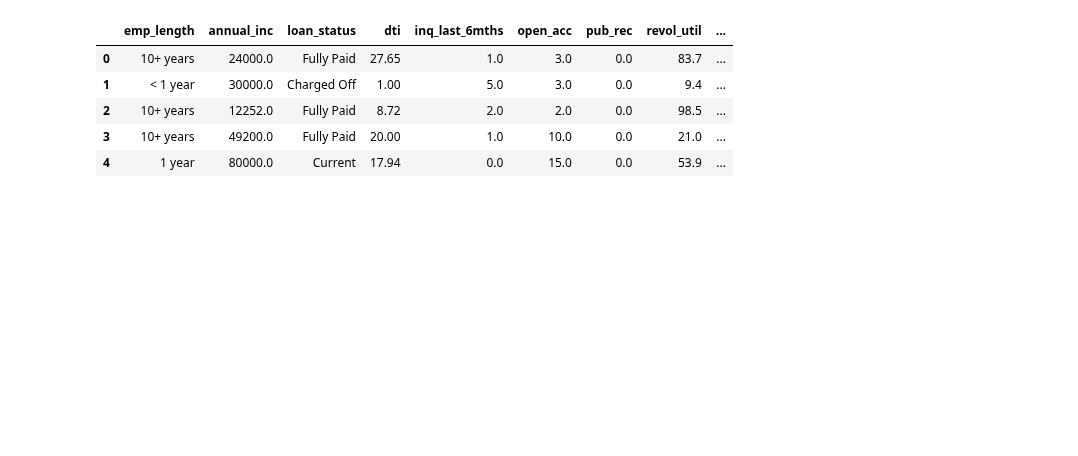
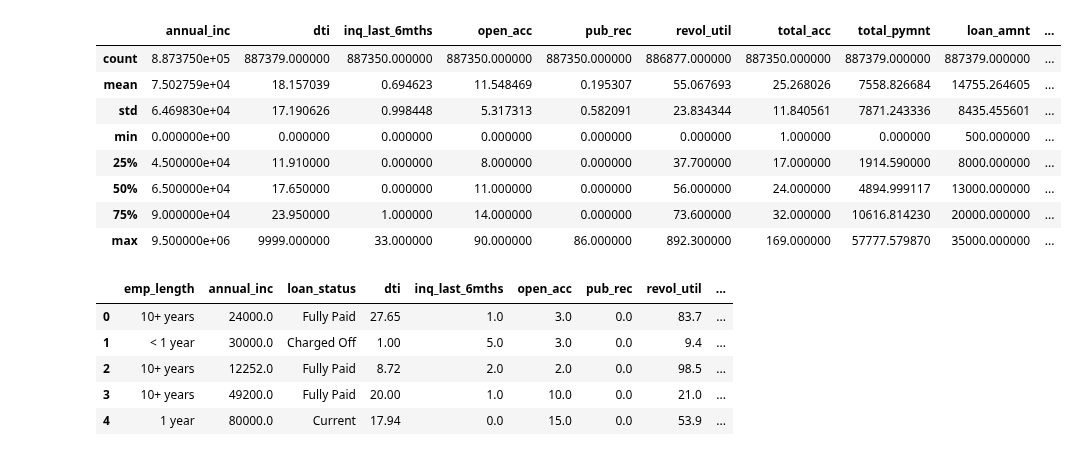
Before and after one commit to Adit2002/LendIn, a Jupyter notebook: server/gen_model/opt_model.ipynb, the cells around one changed output. Saved outputs shown, nothing was run; the diff lists cells and outputs as text; code cells hidden in the pictures; blank space fills up the shorter version.

```diff
--- a/server/gen_model/opt_model.ipynb
+++ b/server/gen_model/opt_model.ipynb
@@ -19,6 +18,18 @@ data = pd.concat([data, grade], axis=1)
 data = pd.concat([data,loan],axis=1)
 data = data.loc[:, ~data.columns.duplicated(keep='first')]
 data=data[cols]
+# %%
+data.describe()
+# %% [output]
+|  | annual_inc | dti | inq_last_6mths | open_acc | pub_rec | revol_util | total_acc | total_pymnt | loan_amnt | ... |
+| count | 8.873750e+05 | 887379.000000 | 887350.000000 | 887350.000000 | 887350.000000 | 886877.000000 | 887350.000000 | 887379.000000 | 887379.000000 | ... |
+| mean | 7.502759e+04 | 18.157039 | 0.694623 | 11.548469 | 0.195307 | 55.067693 | 25.268026 | 7558.826684 | 14755.264605 | ... |
+| std | 6.469830e+04 | 17.190626 | 0.998448 | 5.317313 | 0.582091 | 23.834344 | 11.840561 | 7871.243336 | 8435.455601 | ... |
+| min | 0.000000e+00 | 0.000000 | 0.000000 | 0.000000 | 0.000000 | 0.000000 | 1.000000 | 0.000000 | 500.000000 | ... |
+| 25% | 4.500000e+04 | 11.910000 | 0.000000 | 8.000000 | 0.000000 | 37.700000 | 17.000000 | 1914.590000 | 8000.000000 | ... |
+| 50% | 6.500000e+04 | 17.650000 | 0.000000 | 11.000000 | 0.000000 | 56.000000 | 24.000000 | 4894.999117 | 13000.000000 | ... |
+| 75% | 9.000000e+04 | 23.950000 | 1.000000 | 14.000000 | 0.000000 | 73.600000 | 32.000000 | 10616.814230 | 20000.000000 | ... |
+| max | 9.500000e+06 | 9999.000000 | 33.000000 | 90.000000 | 86.000000 | 892.300000 | 169.000000 | 57777.579870 | 35000.000000 | ... |
 # %%
 # merged_X=data.filter(regex=r'^(?!Unnamed).*$')
 # merged_X.head()
```
Also changed, not shown: parts of 23 cells of this notebook, 27 other files.
